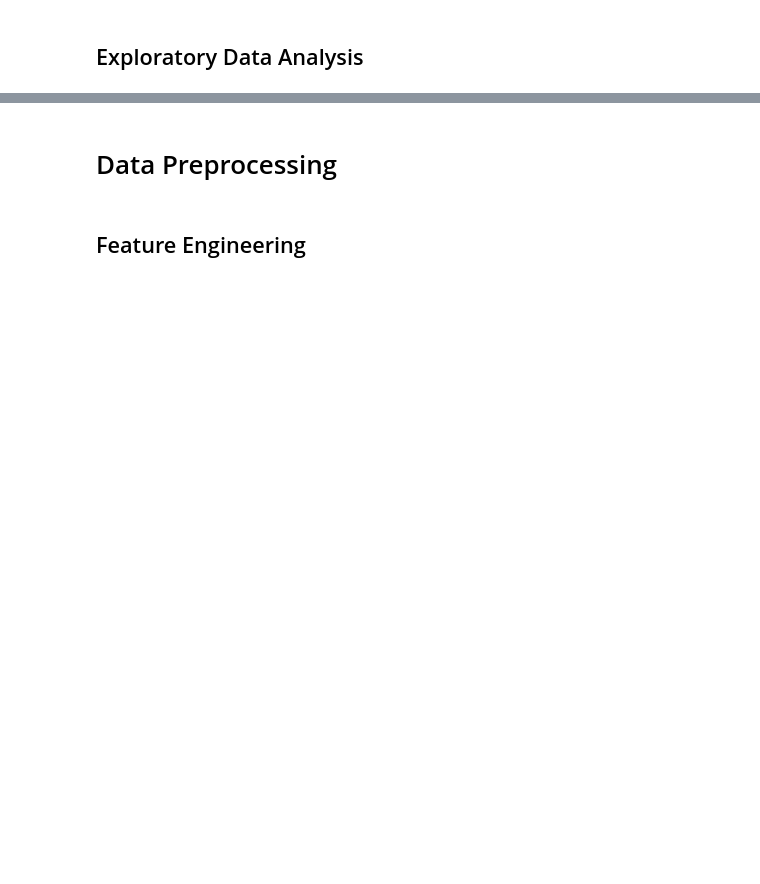
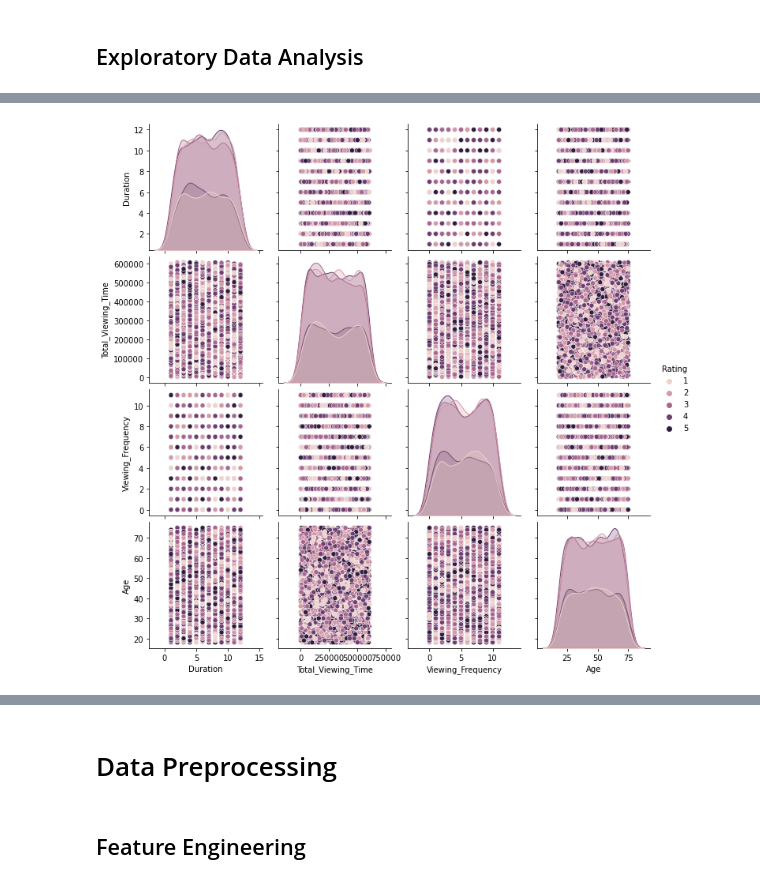
Before and after one commit to conyema/MavsTv-Analytics, a Jupyter notebook: MavTv.ipynb, the cells around one changed output, grey strips where cells are left out. Saved outputs shown, nothing was run; the diff lists cells and outputs as text; code cells hidden in the pictures; blank space fills up the shorter version.

```diff
--- a/MavTv.ipynb
+++ b/MavTv.ipynb
@@ -227,0 +289,6 @@ TvData[['Device','Genre']].groupby('Genre').count()
+# %%
+# sns.pairplot(data=TvData, hue='Plan', height=3)
+sns.pairplot(data=TvData[num_features + ['Rating']], hue='Rating')
+plt.show()
+# %% [output]
+[figure, added]
```
Also changed, not shown: parts of 108 cells of this notebook, 6 other files.
